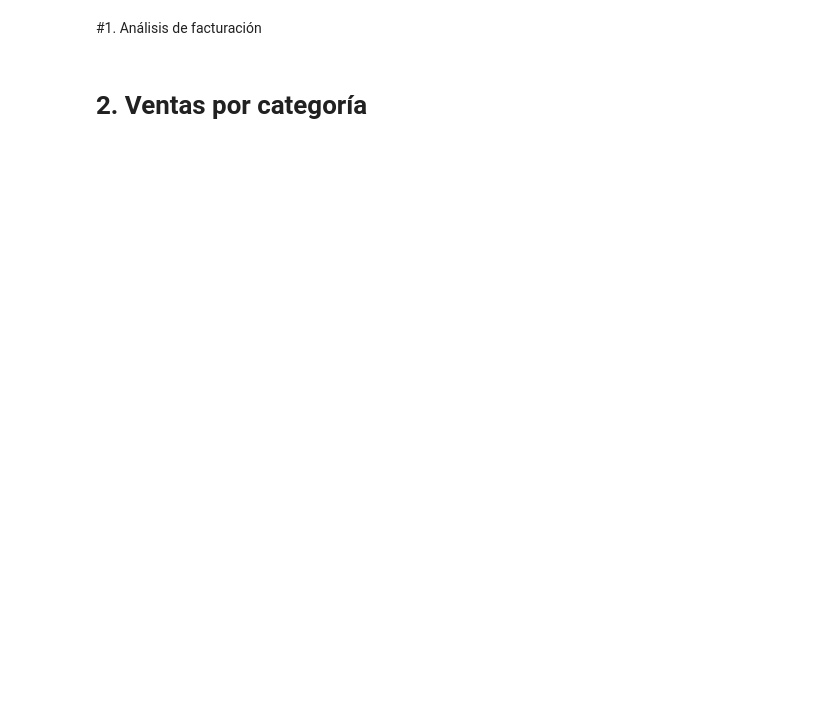
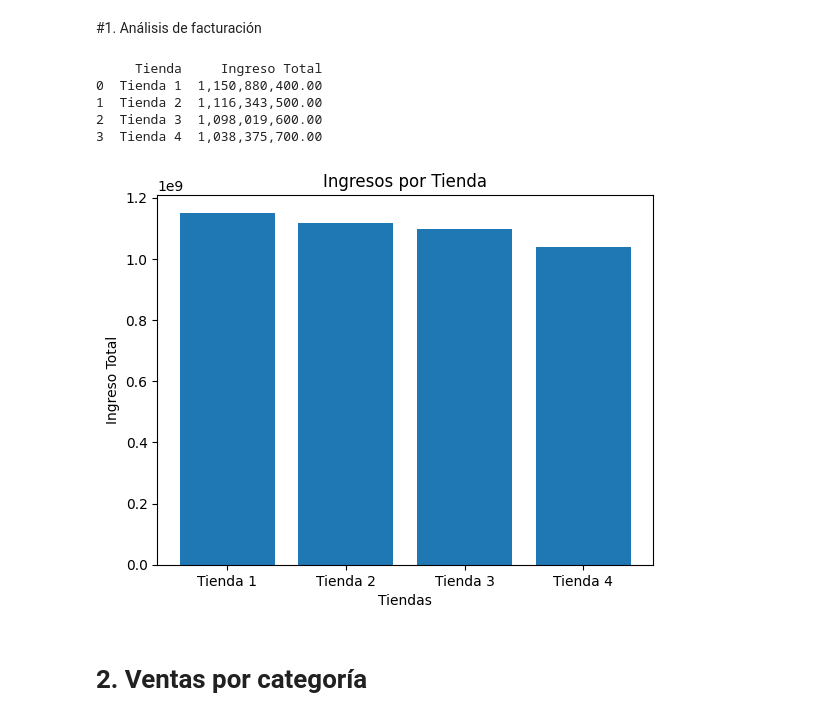
Before and after one commit to cjelve01/Challenge-de-Modelado-de-datos-con-Python, a Jupyter notebook: AluraStoreLatam.ipynb, the cells around one changed output. Saved outputs shown, nothing was run; the diff lists cells and outputs as text; code cells hidden in the pictures; blank space fills up the shorter version.

```diff
--- a/AluraStoreLatam.ipynb
+++ b/AluraStoreLatam.ipynb
@@ -25,5 +25,38 @@ tienda.head()
 | 4 | Silla de oficina | Muebles | 335200.0 | 20200.0 | 07/11/2020 | Maria Alfonso | Medellín | ... |
 # %% [markdown]
 #1. Análisis de facturación
+# %%
+# Calcular el ingreso total de cada tienda
+ingresoTienda_1 = tienda["Precio"].sum()
+ingresoTienda_2 = tienda2["Precio"].sum()
+ingresoTienda_3 = tienda3["Precio"].sum()
+ingresoTienda_4 = tienda4["Precio"].sum()
+
+# Crear un DataFrame con los resultados
+dfIngresos = pd.DataFrame({
+    "Tienda": ["Tienda 1", "Tienda 2", "Tienda 3", "Tienda 4"],
+    "Ingreso Total": [ingresoTienda_1, ingresoTienda_2, ingresoTienda_3, ingresoTienda_4]
+})
+# Mostrar el resultado
+dfIngresos["Ingreso Total"] = dfIngresos["Ingreso Total"].apply(lambda x: "{:,.2f}".format(x))
+print(dfIngresos)
+
+
+import matplotlib.pyplot as plt
+
+dfIngresos["Ingreso Total"] = dfIngresos["Ingreso Total"].str.replace(",", "").astype(float)
+
+plt.bar(dfIngresos["Tienda"], dfIngresos["Ingreso Total"])
+plt.xlabel("Tiendas")
+plt.ylabel("Ingreso Total")
+plt.title("Ingresos por Tienda")
+plt.show()
+# %% [output]
+     Tienda     Ingreso Total
+0  Tienda 1  1,150,880,400.00
+1  Tienda 2  1,116,343,500.00
+2  Tienda 3  1,098,019,600.00
+3  Tienda 4  1,038,375,700.00
+[figure, added]
 # %% [markdown]
 # 2. Ventas por categoría
```
Also changed, not shown: parts of 5 cells of this notebook.
